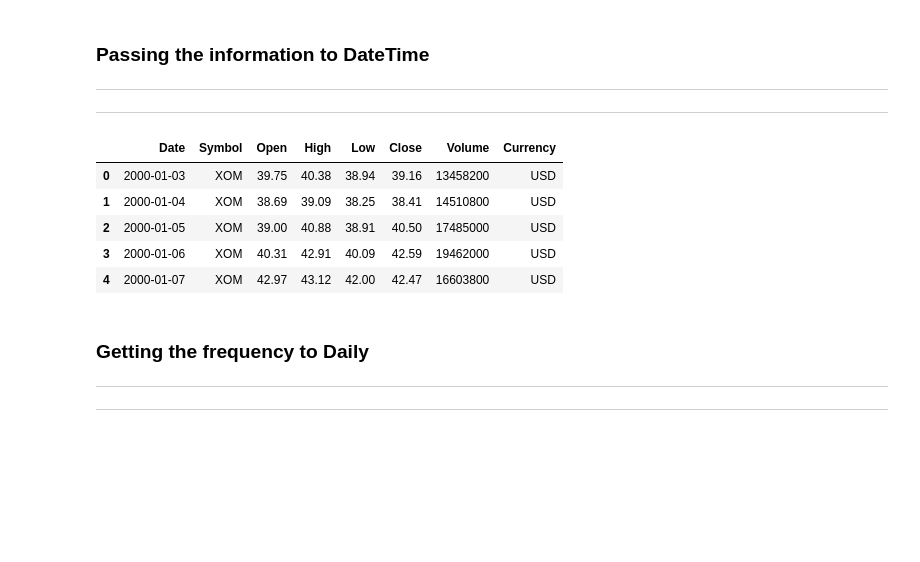
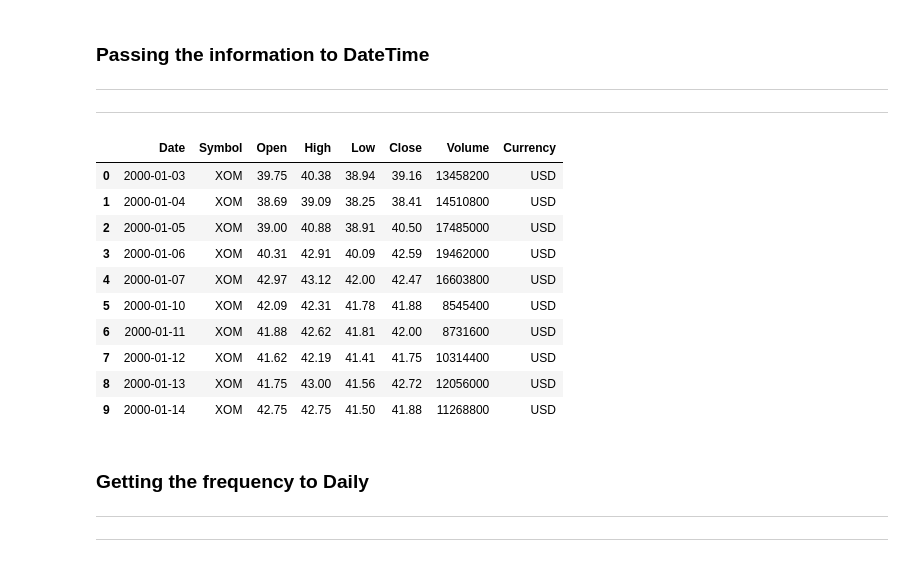
Before and after one commit to russiaonice/ML_ExxonMobile_Forecast, a Jupyter notebook: SARIMA_broken.ipynb, the cells around one changed output. Drawn from its saved outputs; the diff is of its cells as text; code cells hidden in the pictures; blank space fills up the shorter version.

```diff
--- a/SARIMA_broken.ipynb
+++ b/SARIMA_broken.ipynb
@@ -32,4 +32,4 @@ from DateTime import DateTime
 ***
 ---
 # %%
-df = pd.read_csv("/Users/me/Desktop/ML_Forecast_Time_Series/src/data/oil and gas stock prices.csv")
+df = pd.read_csv("/Users/me/Desktop/ML_ExxonMobile_Forecast/src/data/oil and gas stock prices.csv")
@@ -48,14 +46,19 @@ df= df.loc[df.Symbol=="XOM"]
 # %%
 df["Date"] = pd.to_datetime(df["Date"])
 # %%
-df.head()
+df.head(10)
 # %% [output]
 |  | Date | Symbol | Open | High | Low | Close | Volume | Currency |
 | 0 | 2000-01-03 | XOM | 39.75 | 40.38 | 38.94 | 39.16 | 13458200 | USD |
 | 1 | 2000-01-04 | XOM | 38.69 | 39.09 | 38.25 | 38.41 | 14510800 | USD |
 | 2 | 2000-01-05 | XOM | 39.00 | 40.88 | 38.91 | 40.50 | 17485000 | USD |
 | 3 | 2000-01-06 | XOM | 40.31 | 42.91 | 40.09 | 42.59 | 19462000 | USD |
 | 4 | 2000-01-07 | XOM | 42.97 | 43.12 | 42.00 | 42.47 | 16603800 | USD |
+| 5 | 2000-01-10 | XOM | 42.09 | 42.31 | 41.78 | 41.88 | 8545400 | USD |
+| 6 | 2000-01-11 | XOM | 41.88 | 42.62 | 41.81 | 42.00 | 8731600 | USD |
+| 7 | 2000-01-12 | XOM | 41.62 | 42.19 | 41.41 | 41.75 | 10314400 | USD |
+| 8 | 2000-01-13 | XOM | 41.75 | 43.00 | 41.56 | 42.72 | 12056000 | USD |
+| 9 | 2000-01-14 | XOM | 42.75 | 42.75 | 41.50 | 41.88 | 11268800 | USD |
 # %%
 df = df.set_index("Date")
 # %% [markdown]
```
Also changed, not shown: parts of 6 cells of this notebook, 2 other files.
